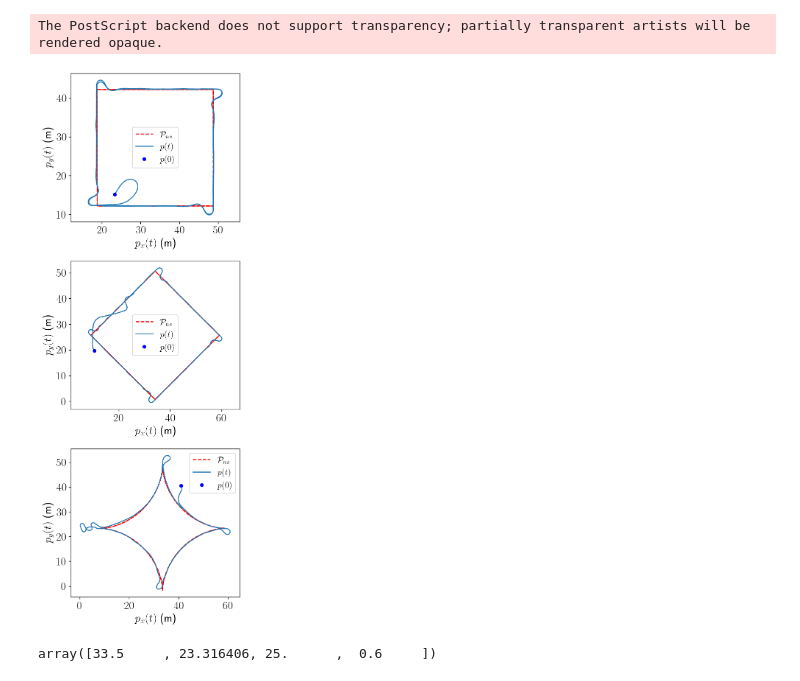
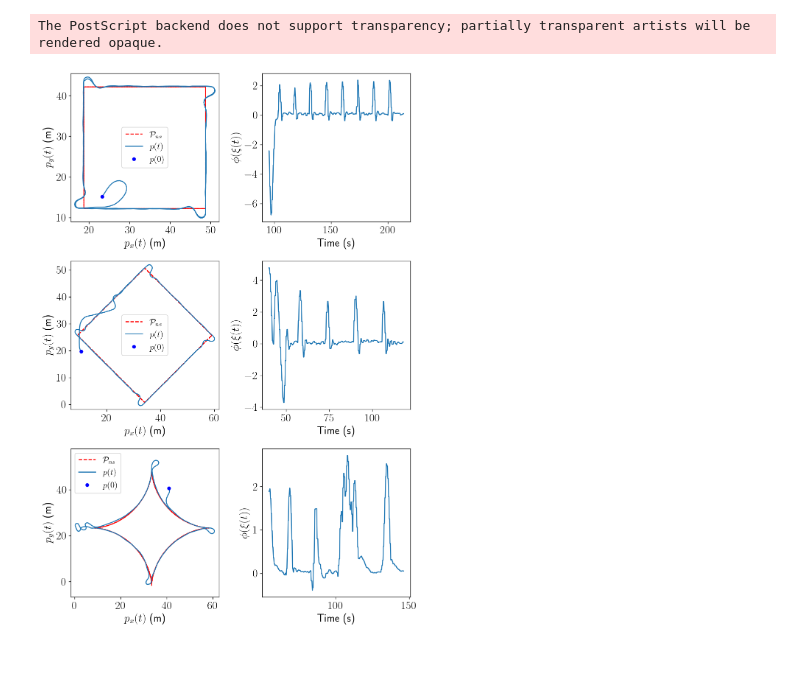
Before and after one commit to UCM-237/RoverData, a Jupyter notebook: data25Feb2025pNorm/dataPlot25Feb2025pNorm.ipynb, the cells around one changed output. Saved outputs shown, nothing was run; the diff lists cells and outputs as text; code cells hidden in the pictures.

Commit message:
Added new figure

```diff
--- a/data25Feb2025pNorm/dataPlot25Feb2025pNorm.ipynb
+++ b/data25Feb2025pNorm/dataPlot25Feb2025pNorm.ipynb
@@ -43,6 +43,11 @@ afRmbPosX = np.array(tbRmb['INS:ins_y']) / (1 << intFracPos)
 afRmbPosY = np.array(tbRmb['INS:ins_x']) / (1 << intFracPos)
 afPNormPosX = np.array(tbPNorm['INS:ins_y']) / (1 << intFracPos)
 afPNormPosY = np.array(tbPNorm['INS:ins_x']) / (1 << intFracPos)
+
+# Get Errors to path
+afSqrPhi = np.array(tbSqr['GVF:error'])
+afRmbPhi = np.array(tbRmb['GVF:error'])
+afPNormPhi = np.array(tbPNorm['GVF:error'])
 
 # Get Position of Square, Romboid and P Norm
 afSqrSqrPos = np.array(tbSqr['GVF:p'])
@@ -64,47 +69,61 @@ afSqrIndx = [300, -10]
 afRmbIndx = [140, -10]
 afPNormIndx = [190, -450]
 
-plt.figure(figsize=(5,13))
+plt.figure(figsize=(9,13))
 # Square
-plt.subplot(311)
+plt.subplot(321)
 #plt.plot(afSqrSqrPos[0], afSqrSqrPos[1], 'k.', markersize=10)
 plt.plot(afSqrDrawX, afSqrDrawY, 'r--', label=r"$\mathcal P_{ns}$")
 plt.plot(afSqrPosX[afSqrIndx[0]:afSqrIndx[1]], afSqrPosY[afSqrIndx[0]:afSqrIndx[1]], label=r"$p(t)$")
 plt.plot(afSqrPosX[afSqrIndx[0]], afSqrPosY[afSqrIndx[0]], 'b.', markersize=10, label=r"$p(0)$")
 plt.xlabel(r"$p_x(t)$ (m)")
 plt.ylabel(r"$p_y(t)$ (m)")
 plt.legend(fontsize=14)
 plt.axis('equal')
 
 # Rhomboid
-plt.subplot(312)
+plt.subplot(323)
 #plt.plot(afRmbRmbPos[0], afRmbRmbPos[1], 'k.', markersize=10)
 plt.plot(afRmbDrawX, afRmbDrawY, 'r--', label=r"$\mathcal P_{ns}$")
 plt.plot(afRmbPosX[afRmbIndx[0]:afRmbIndx[1]], afRmbPosY[afRmbIndx[0]:afRmbIndx[1]], label=r"$p(t)$")
 plt.plot(afRmbPosX[afRmbIndx[0]], afRmbPosY[afRmbIndx[0]], 'b.', markersize=10, label=r"$p(0)$")
 plt.xlabel(r"$p_x(t)$ (m)")
 plt.ylabel(r"$p_y(t)$ (m)")
 plt.legend(fontsize=14)
 plt.axis('equal')
 
 # PNorm
-plt.subplot(313)
+plt.subplot(325)
 #plt.plot(afPNormPNormPos[0], afPNormPNormPos[1], 'k.', markersize=10)
 plt.plot(afPNormDrawX, afPNormDrawY, 'r--', label=r"$\mathcal P_{ns}$")
 plt.plot(afPNormPosX[afPNormIndx[0]:afPNormIndx[1]], afPNormPosY[afPNormIndx[0]:afPNormIndx[1]], label=r"$p(t)$")
 plt.plot(afPNormPosX[afPNormIndx[0]], afPNormPosY[afPNormIndx[0]], 'b.', markersize=10, label=r"$p(0)$")
 plt.xlabel(r"$p_x(t)$ (m)")
 plt.ylabel(r"$p_y(t)$ (m)")
 plt.legend(fontsize=14)
 plt.axis('equal')
 plt.tight_layout()
 
+plt.subplot(322)
+plt.plot(afSqrTime[afSqrIndx[0]:afSqrIndx[1]], afSqrPhi[afSqrIndx[0]:afSqrIndx[1]])
+plt.xlabel(r"Time (s)")
+plt.ylabel(r"$\phi(\xi(t))$")
+
+plt.subplot(324)
+plt.plot(afRmbTime[afRmbIndx[0]:afRmbIndx[1]], afRmbPhi[afRmbIndx[0]:afRmbIndx[1]])
+plt.xlabel(r"Time (s)")
+plt.ylabel(r"$\phi(\xi(t))$")
+
+plt.subplot(326)
+plt.plot(afPNormTime[afPNormIndx[0]:afPNormIndx[1]], afPNormPhi[afPNormIndx[0]:afPNormIndx[1]])
+plt.xlabel(r"Time (s)")
+plt.ylabel(r"$\phi(\xi(t))$")
+
+plt.tight_layout()
+
+
 if(intSaveFig):
-    plt.savefig("Figures/TrajExperiment.eps", format="eps")
+    plt.savefig("Figures/TrajExperimentV2.eps", format="eps")
 # %% [output]
 The PostScript backend does not support transparency; partially transparent artists will be rendered opaque.
-[figure, old version]
+[figure, new version]
-# %%
-afPNormPNormPos
-# %% [output]
-array([33.5     , 23.316406, 25.      ,  0.6     ])
```
Also changed, not shown: parts of 1 cell of this notebook, 1 other file.
